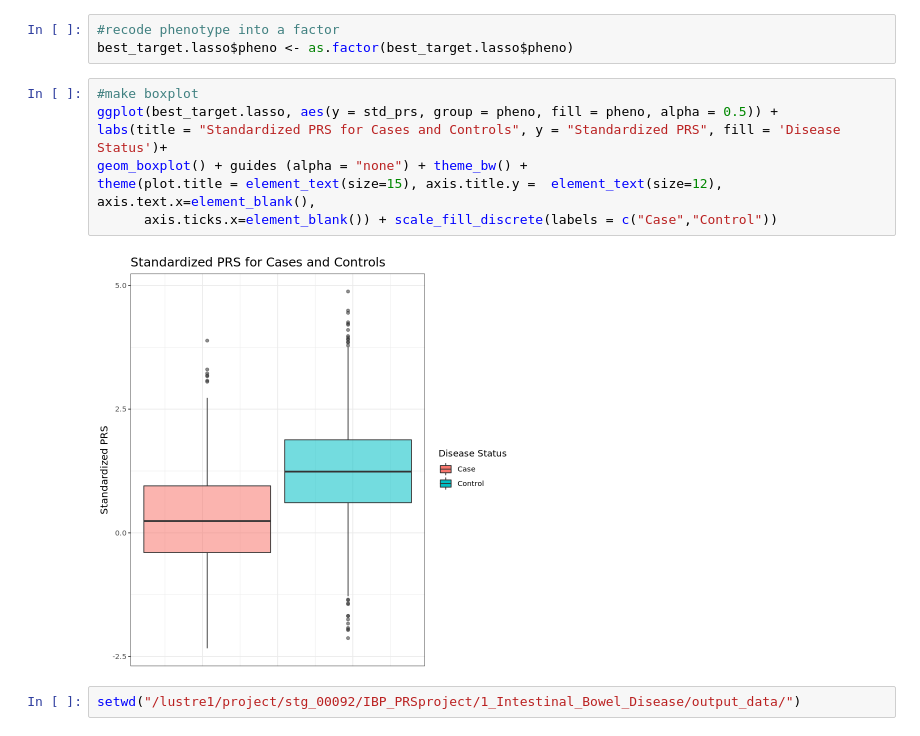
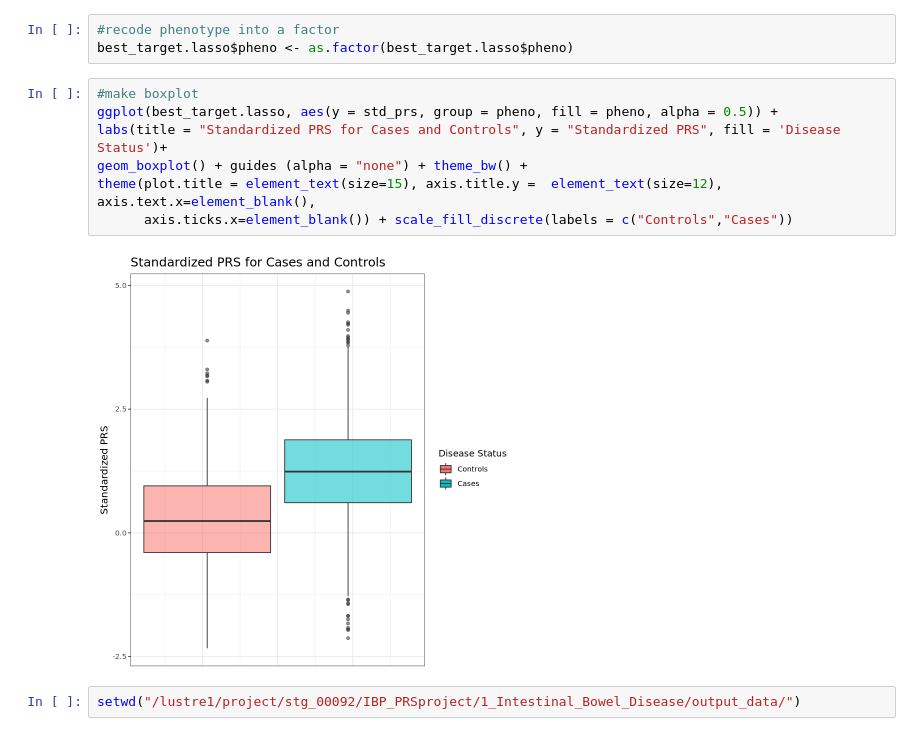
Before and after one commit to jcasadogp/IBP_PRS_2022, a Jupyter notebook: 1_Intestinal_Bowel_Disease/jupyter_notebooks/final_plotting_overview.ipynb, the cells around one changed output. Cells and saved outputs as stored; diff of their text form.

```diff
--- a/1_Intestinal_Bowel_Disease/jupyter_notebooks/final_plotting_overview.ipynb
+++ b/1_Intestinal_Bowel_Disease/jupyter_notebooks/final_plotting_overview.ipynb
@@ -95,12 +99,12 @@ best_target.lasso$pheno <- as.factor(best_target.lasso$pheno)
 # %%
 #make boxplot
 ggplot(best_target.lasso, aes(y = std_prs, group = pheno, fill = pheno, alpha = 0.5)) +
 labs(title = "Standardized PRS for Cases and Controls", y = "Standardized PRS", fill = 'Disease Status')+
 geom_boxplot() + guides (alpha = "none") + theme_bw() +
 theme(plot.title = element_text(size=15), axis.title.y =  element_text(size=12), axis.text.x=element_blank(),
-      axis.ticks.x=element_blank()) + scale_fill_discrete(labels = c("Case","Control"))
+      axis.ticks.x=element_blank()) + scale_fill_discrete(labels = c("Controls","Cases"))
 # %% [output]
-[figure, old version]
+[figure, new version]
 # %%
 setwd("/lustre1/project/stg_00092/IBP_PRSproject/1_Intestinal_Bowel_Disease/output_data/")
 # %%
```
Also changed, not shown: parts of 2 cells of this notebook, 3 other files.
